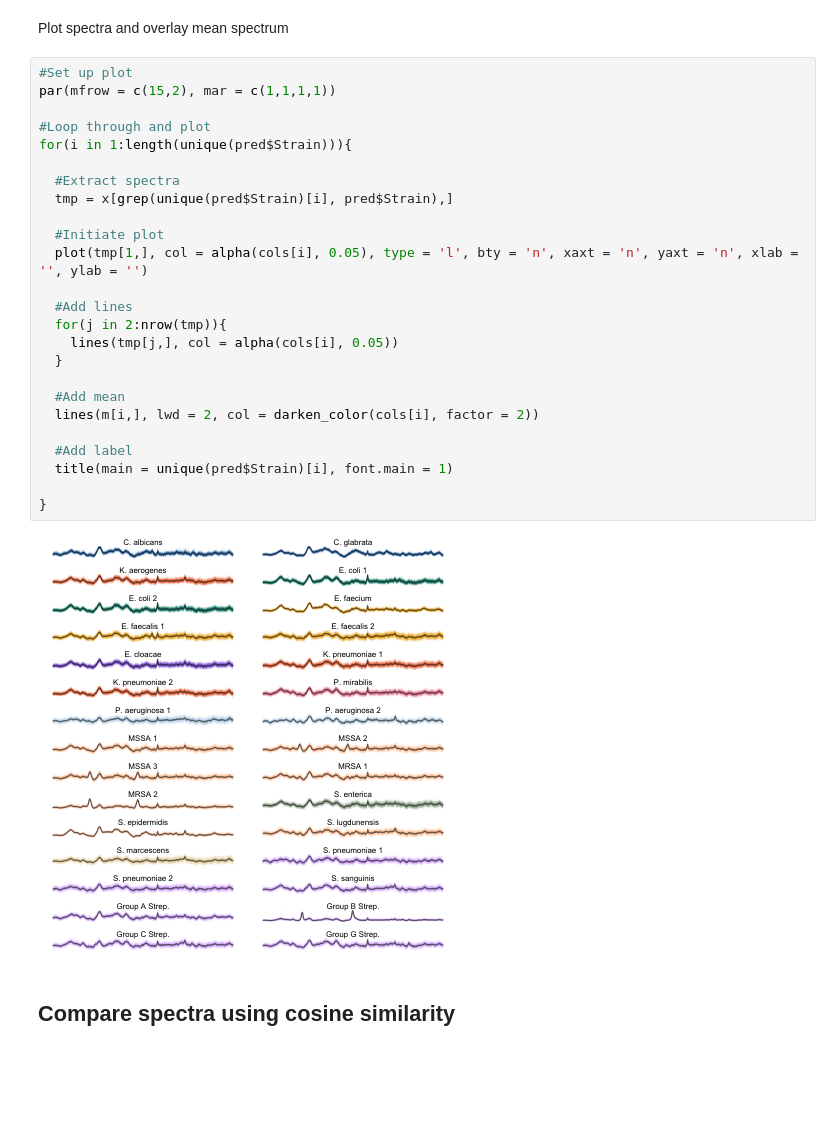
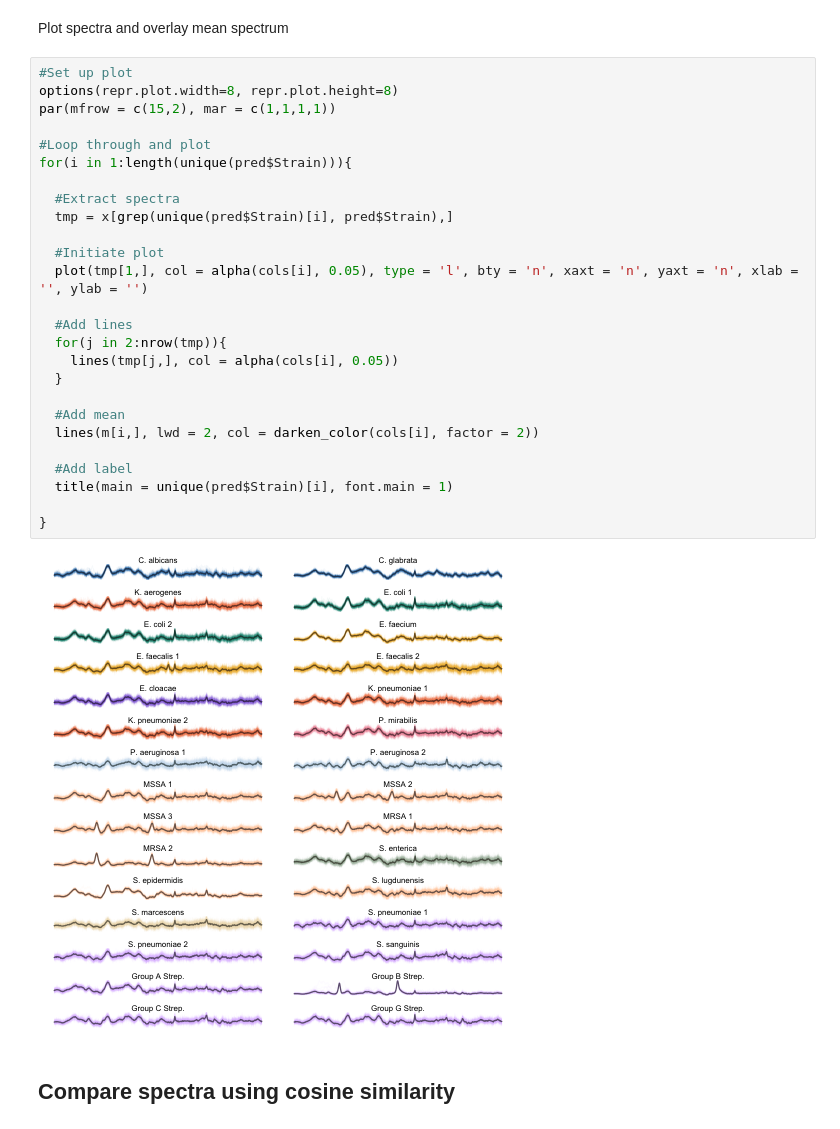
Before and after one commit to Arcadia-Science/raman-taxonomy, a Jupyter notebook: 02_notebooks/raman-taxonomy-ho-etal-2019.ipynb, the cells around one changed output. Drawn from its saved outputs; the diff is of its cells as text; blank space fills up the shorter version.

```diff
--- a/02_notebooks/raman-taxonomy-ho-etal-2019.ipynb
+++ b/02_notebooks/raman-taxonomy-ho-etal-2019.ipynb
@@ -65,31 +65,32 @@ cols = cols[match(taxa$Genus, names(cols))]
 Plot spectra and overlay mean spectrum
 # %%
 #Set up plot
+options(repr.plot.width=8, repr.plot.height=8)
 par(mfrow = c(15,2), mar = c(1,1,1,1))
 
 #Loop through and plot
 for(i in 1:length(unique(pred$Strain))){
 
   #Extract spectra
   tmp = x[grep(unique(pred$Strain)[i], pred$Strain),]
 
   #Initiate plot
   plot(tmp[1,], col = alpha(cols[i], 0.05), type = 'l', bty = 'n', xaxt = 'n', yaxt = 'n', xlab = '', ylab = '')
 
   #Add lines
   for(j in 2:nrow(tmp)){
     lines(tmp[j,], col = alpha(cols[i], 0.05))
   }
 
   #Add mean
   lines(m[i,], lwd = 2, col = darken_color(cols[i], factor = 2))
 
   #Add label
   title(main = unique(pred$Strain)[i], font.main = 1)
 
 }
 # %% [output]
-[figure, old version]
+[figure, new version]
 # %% [markdown]
 ## Compare spectra using cosine similarity
 # %% [markdown]
```
